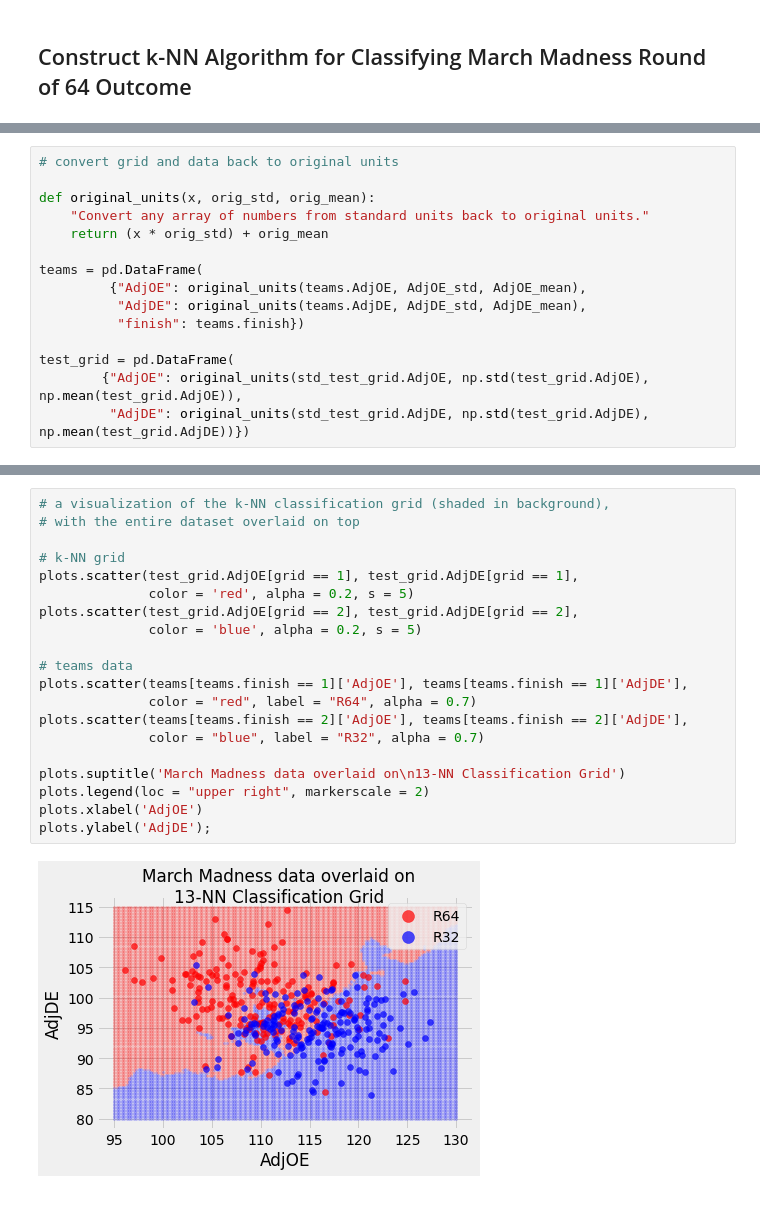
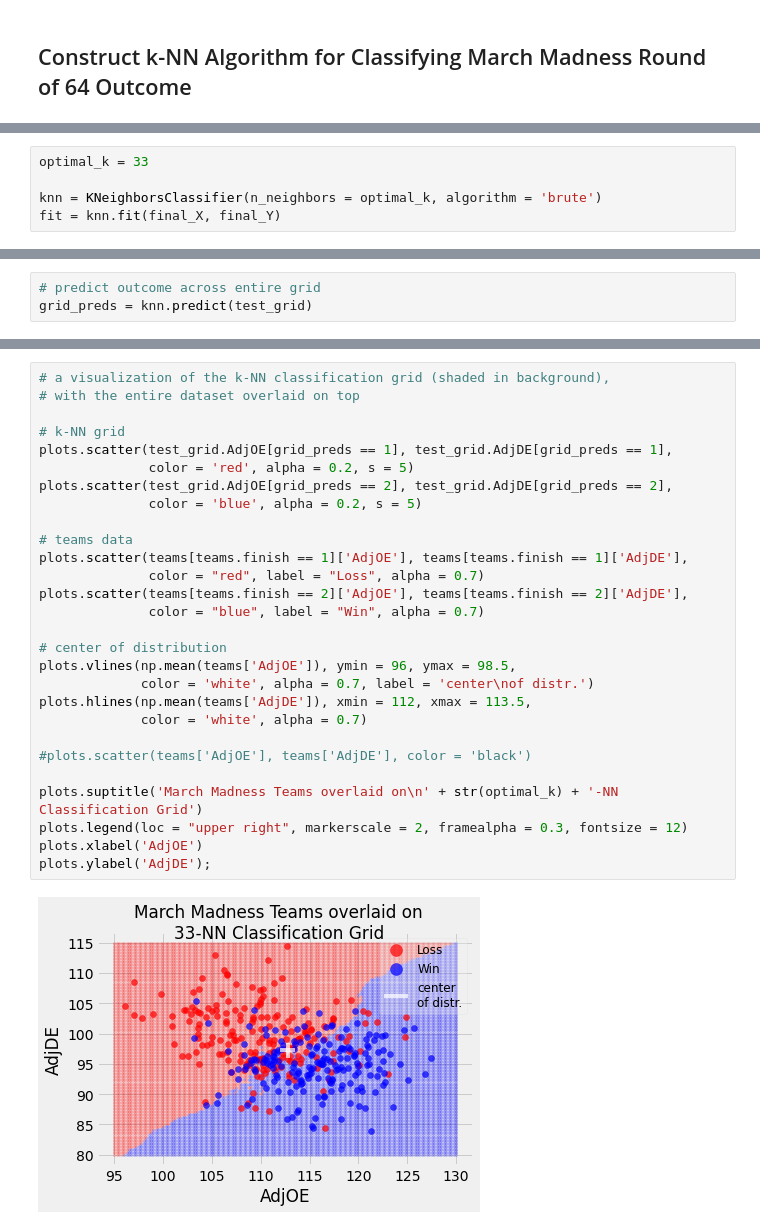
Before and after one commit to calvin5walters/k-NN_March_Madness_R64_Algorithm, a Jupyter notebook: March_Madness_R64_k-NN_Algorithm.ipynb, the cells around one changed output, grey strips where cells are left out. Drawn from its saved outputs; the diff is of its cells as text.

```diff
--- a/March_Madness_R64_k-NN_Algorithm.ipynb
+++ b/March_Madness_R64_k-NN_Algorithm.ipynb
@@ -524,15 +413,0 @@ grid = create_grid(training_X, training_Y, std_test_grid, k = optimal_k)
-# %%
-# convert grid and data back to original units
-
-def original_units(x, orig_std, orig_mean):
-    "Convert any array of numbers from standard units back to original units."
-    return (x * orig_std) + orig_mean
-
-teams = pd.DataFrame(
-         {"AdjOE": original_units(teams.AdjOE, AdjOE_std, AdjOE_mean),
-          "AdjDE": original_units(teams.AdjDE, AdjDE_std, AdjDE_mean),
-          "finish": teams.finish})
-
-test_grid = pd.DataFrame(
-        {"AdjOE": original_units(std_test_grid.AdjOE, np.std(test_grid.AdjOE), np.mean(test_grid.AdjOE)),
-         "AdjDE": original_units(std_test_grid.AdjDE, np.std(test_grid.AdjDE), np.mean(test_grid.AdjDE))})
@@ -555,0 +441,5 @@ plots.ylabel('AdjDE');
+# %%
+optimal_k = 33
+
+knn = KNeighborsClassifier(n_neighbors = optimal_k, algorithm = 'brute')
+fit = knn.fit(final_X, final_Y)
@@ -555,0 +448,3 @@ plots.ylabel('AdjDE');
+# %%
+# predict outcome across entire grid
+grid_preds = knn.predict(test_grid)
@@ -556,22 +480,30 @@ plots.ylabel('AdjDE');
 # %%
 # a visualization of the k-NN classification grid (shaded in background),
 # with the entire dataset overlaid on top
 
 # k-NN grid
-plots.scatter(test_grid.AdjOE[grid == 1], test_grid.AdjDE[grid == 1],
+plots.scatter(test_grid.AdjOE[grid_preds == 1], test_grid.AdjDE[grid_preds == 1],
               color = 'red', alpha = 0.2, s = 5)
-plots.scatter(test_grid.AdjOE[grid == 2], test_grid.AdjDE[grid == 2],
+plots.scatter(test_grid.AdjOE[grid_preds == 2], test_grid.AdjDE[grid_preds == 2],
               color = 'blue', alpha = 0.2, s = 5)
 
 # teams data
 plots.scatter(teams[teams.finish == 1]['AdjOE'], teams[teams.finish == 1]['AdjDE'],
-              color = "red", label = "R64", alpha = 0.7)
+              color = "red", label = "Loss", alpha = 0.7)
 plots.scatter(teams[teams.finish == 2]['AdjOE'], teams[teams.finish == 2]['AdjDE'],
-              color = "blue", label = "R32", alpha = 0.7)
+              color = "blue", label = "Win", alpha = 0.7)
 
-plots.suptitle('March Madness data overlaid on\n13-NN Classification Grid')
-plots.legend(loc = "upper right", markerscale = 2)
+# center of distribution
+plots.vlines(np.mean(teams['AdjOE']), ymin = 96, ymax = 98.5,
+             color = 'white', alpha = 0.7, label = 'center\nof distr.')
+plots.hlines(np.mean(teams['AdjDE']), xmin = 112, xmax = 113.5,
+             color = 'white', alpha = 0.7)
+
+#plots.scatter(teams['AdjOE'], teams['AdjDE'], color = 'black')
+
+plots.suptitle('March Madness Teams overlaid on\n' + str(optimal_k) + '-NN Classification Grid')
+plots.legend(loc = "upper right", markerscale = 2, framealpha = 0.3, fontsize = 12)
 plots.xlabel('AdjOE')
 plots.ylabel('AdjDE');
 # %% [output]
-[figure, old version]
+[figure, new version]
```
Also changed, not shown: parts of 43 cells of this notebook.
